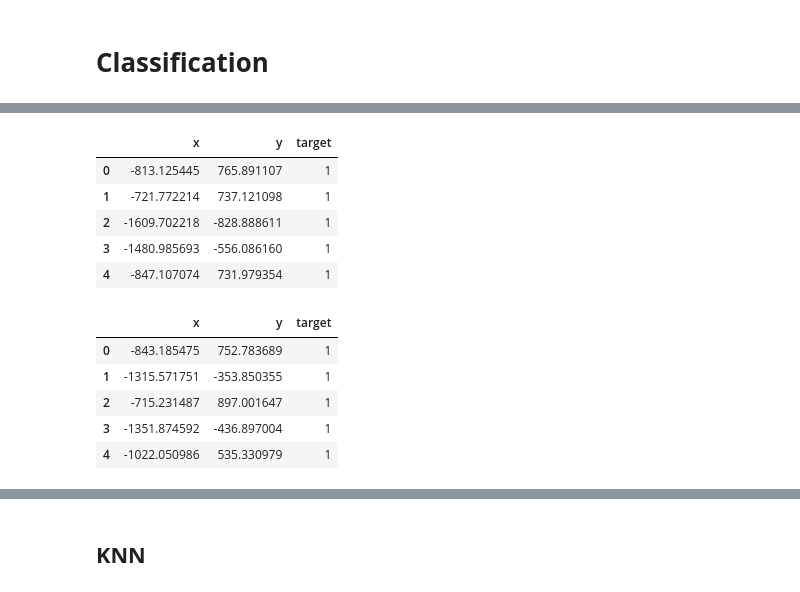
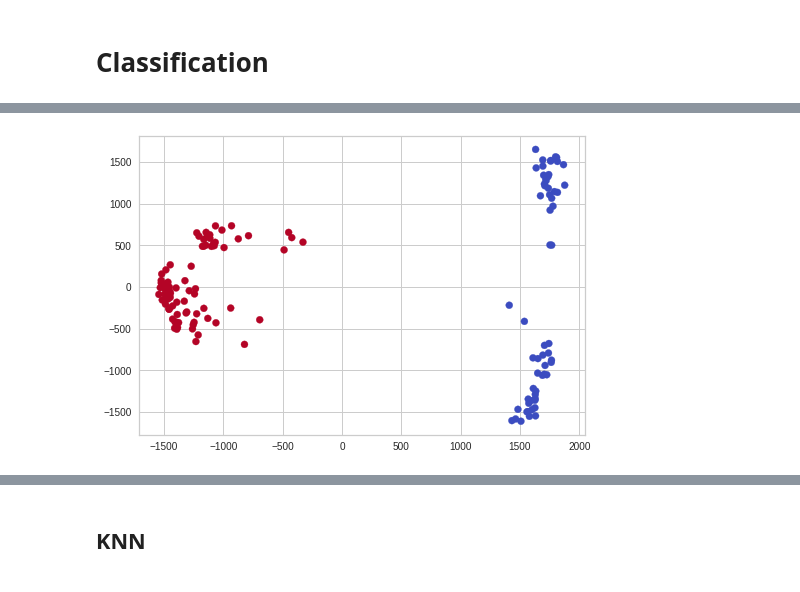
Before and after one commit to MYElmasry/Hand-Gesture-Recognition, a Jupyter notebook: Hand_Gesture_Recognition.ipynb, the cells around one changed output, grey strips where cells are left out. Saved outputs shown, nothing was run; the diff lists cells and outputs as text; code cells hidden in the pictures.

```diff
--- a/Hand_Gesture_Recognition.ipynb
+++ b/Hand_Gesture_Recognition.ipynb
@@ -121,36 +117,14 @@ pyplot.show()
-# %%
-convertedTrainList = np.concatenate((convertedTrainList1, convertedTrainList2))
-y_convertedTrainList = []
-for i in range(len(convertedTrainList1)):
-  y_convertedTrainList.append(1)
-for i in range(len(convertedTrainList2)):
-  y_convertedTrainList.append(2)
-# print(convertedTrainList)
-df = pd.DataFrame(data=convertedTrainList, columns=['x', 'y'])
-df['target'] = y_convertedTrainList
-df.head()
-# %% [output]
-|  | x | y | target |
-| 0 | -813.125445 | 765.891107 | 1 |
-| 1 | -721.772214 | 737.121098 | 1 |
-| 2 | -1609.702218 | -828.888611 | 1 |
-| 3 | -1480.985693 | -556.086160 | 1 |
-| 4 | -847.107074 | 731.979354 | 1 |
-# %%
-convertedTestList = np.concatenate((convertedTestList1, convertedTestList2))
-y_convertedTestList = []
-for i in range(len(convertedTestList1)):
-  y_convertedTestList.append(1)
-for i in range(len(convertedTestList2)):
-  y_convertedTestList.append(2)
-# print(convertedTrainList)
-df_test = pd.DataFrame(data=convertedTestList, columns=['x', 'y'])
-df_test['target'] = y_convertedTestList
-df_test.head()
-# %% [output]
-|  | x | y | target |
-| 0 | -843.185475 | 752.783689 | 1 |
-| 1 | -1315.571751 | -353.850355 | 1 |
-| 2 | -715.231487 | 897.001647 | 1 |
-| 3 | -1351.874592 | -436.897004 | 1 |
-| 4 | -1022.050986 | 535.330979 | 1 |
+# %%
+y_test = []
+for i in range(len(testList1)):
+  y_test.append(1)
+for i in range(len(testList2)):
+  y_test.append(2)
+
+x_test = testList1 + testList2
+pca  = PCA(n_components=2)
+converted_x_test = pca.fit_transform(x_test)
+pyplot.scatter(converted_x_test[:,0],converted_x_test[:,1], c=y_test, cmap="coolwarm")
+pyplot.show()
+# %% [output]
+[figure, added]
```
Also changed, not shown: parts of 14 cells of this notebook.
